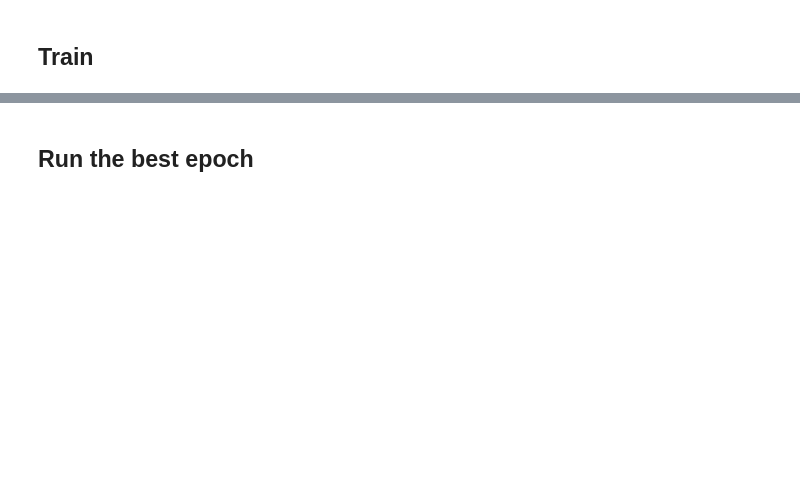
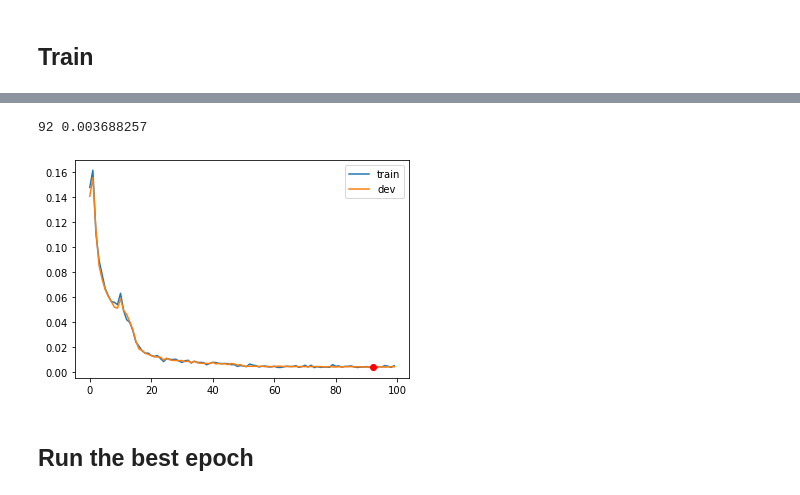
Before and after one commit to zhongyuchen/snn-iir, a Jupyter notebook: associative_memory.ipynb, the cells around one changed output, grey strips where cells are left out. Drawn from its saved outputs; the diff is of its cells as text; code cells hidden in the pictures; blank space fills up the shorter version.

```diff
--- a/associative_memory.ipynb
+++ b/associative_memory.ipynb
@@ -24,9 +24,9 @@ np.random.seed(0)
 
 length = 300
 input_size = 300
-batch_size = 64
+batch_size = 32
 synapse_type = 'dual_exp'
-epoch = 50
+epoch = 100
 tau_m = 8
 tau_s = 2
 filter_tau_m = tau_m
@@ -353,7 +353,7 @@ def test(model, data_loader):
 # Train the network
 # %%
 if torch.cuda.is_available():
-    device = torch.device('cuda:0')
+    device = torch.device('cuda:2')
 else:
     device = torch.device('cpu')
 
@@ -449,3 +469,14 @@ print('Best epoch: {}'.format(best_epoch))
+# %%
+plt.plot(train_loss_list, label='train')
+plt.plot(dev_loss_list, label='dev')
+dev_index = np.argmin(dev_loss_list)
+print(dev_index, dev_loss_list[dev_index])
+plt.plot(dev_index, dev_loss_list[dev_index], 'ro')
+plt.legend()
+plt.show()
+# %% [output]
+92 0.003688257
+[figure, added]
 # %% [markdown]
 ## Run the best epoch
 # %%
```
Also changed, not shown: parts of 9 cells of this notebook.
